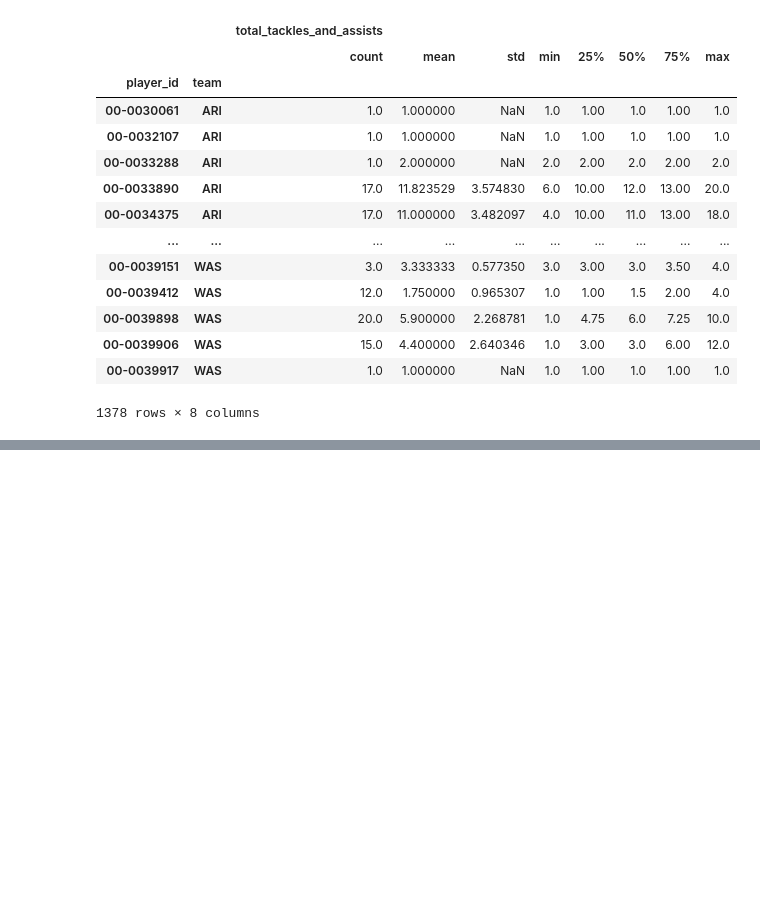
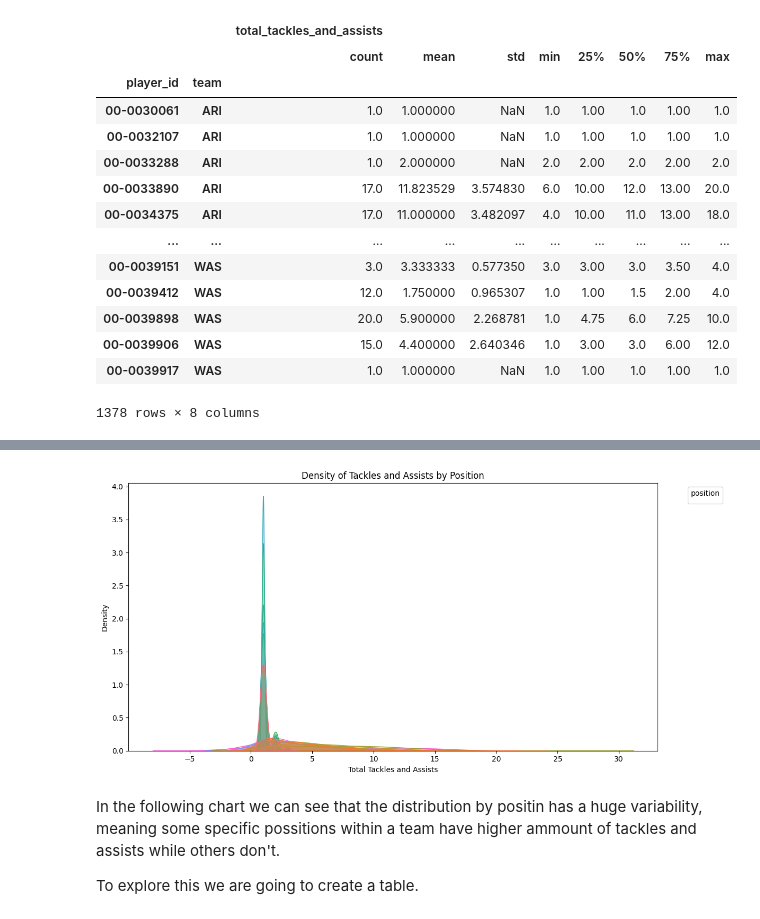
Before and after one commit to Ejaramillo1/nfl_ml_project, a Jupyter notebook: notebook/data/EDA_NFL.ipynb, the cells around one changed output, grey strips where cells are left out. Saved outputs shown, nothing was run; the diff lists cells and outputs as text; code cells hidden in the pictures; blank space fills up the shorter version.

```diff
--- a/notebook/data/EDA_NFL.ipynb
+++ b/notebook/data/EDA_NFL.ipynb
@@ -279,0 +346,23 @@ weekly_df_offense_filtered_2024.groupby(['player_id', 'team'])[['total_tackles_a
+# %%
+plt.figure(figsize=(12, 6))
+
+sns.kdeplot(
+    data=weekly_df_offense_filtered_2024,
+    x='total_tackles_and_assists',
+    hue='position',
+    common_norm=False,
+    fill=True
+)
+
+plt.title('Density of Tackles and Assists by Position')
+plt.xlabel('Total Tackles and Assists')
+plt.ylabel('Density')
+plt.legend(title='position', bbox_to_anchor=(1.05, 1), loc='upper left')
+plt.tight_layout()
+plt.show()
+# %% [output]
+[figure, added]
+# %% [markdown]
+In the following chart we can see that the distribution by positin has a huge variability, meaning some specific possitions within a team have higher ammount of tackles and assists while others don't.
+
+To explore this we are going to create a table.
```
Also changed, not shown: parts of 15 cells of this notebook.
